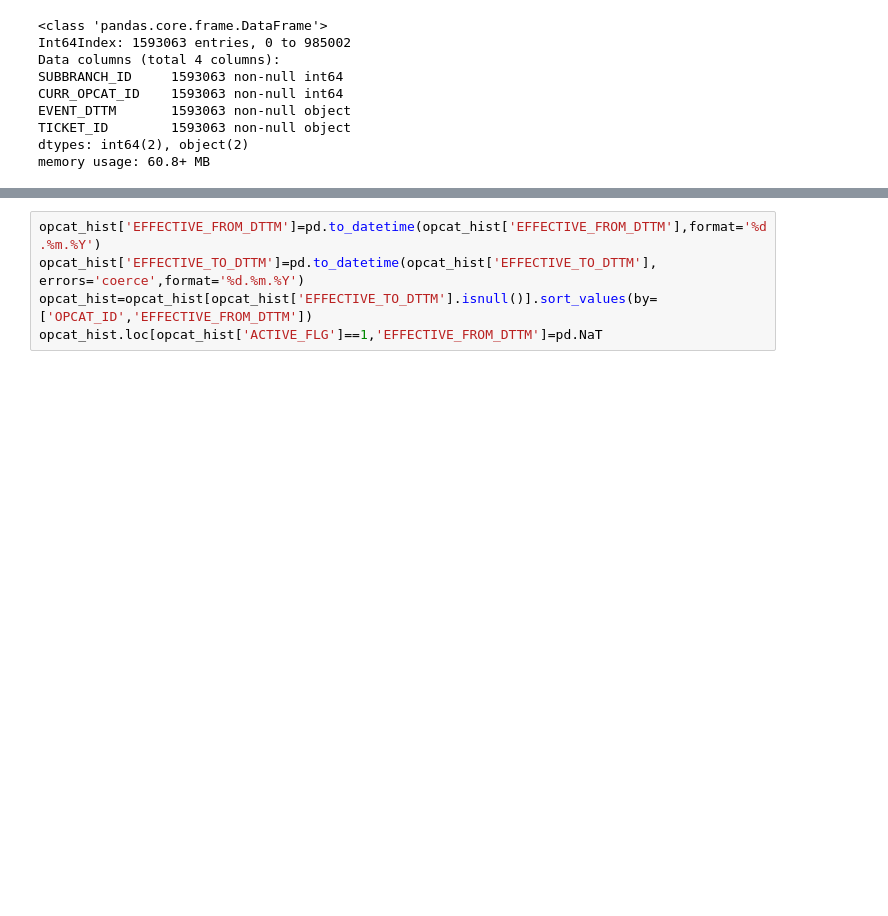
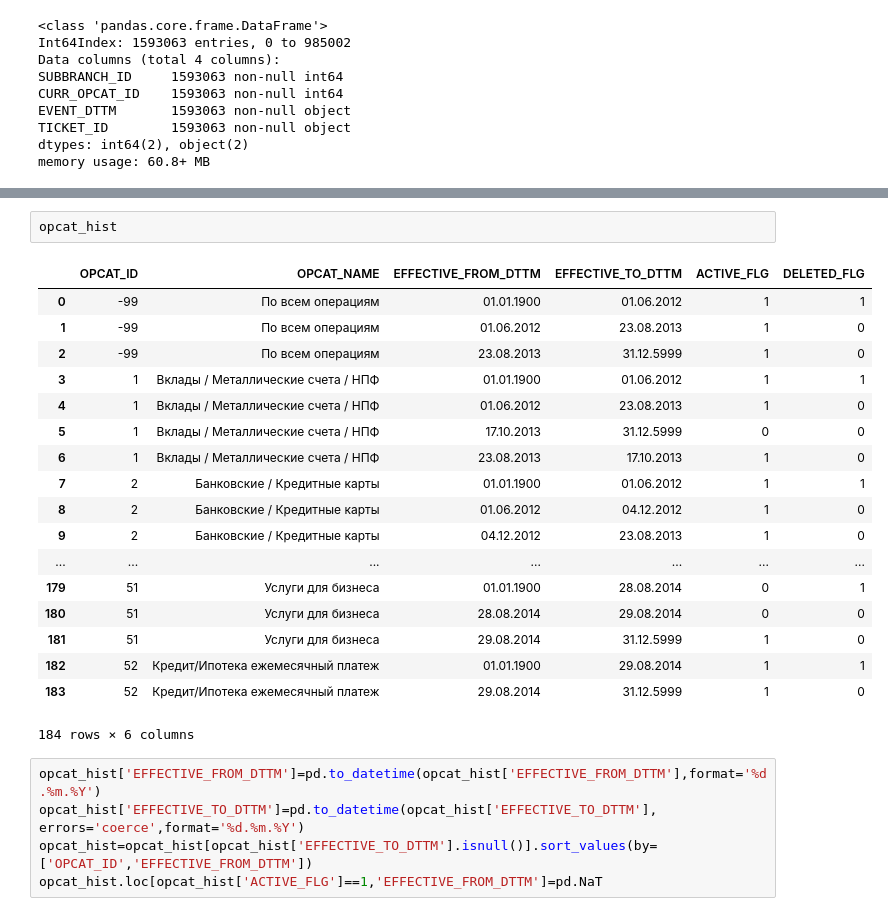
Before and after one commit to tomatiks/ML_Projects, a Jupyter notebook: Clients_flow.ipynb, the cells around one changed output, grey strips where cells are left out. Cells and saved outputs as stored; diff of their text form; blank space fills up the shorter version.

```diff
--- a/Clients_flow.ipynb
+++ b/Clients_flow.ipynb
@@ -78,3 +83,24 @@ memory usage: 60.8+ MB
+# %%
+opcat_hist
+# %% [output]
+|  | OPCAT_ID | OPCAT_NAME | EFFECTIVE_FROM_DTTM | EFFECTIVE_TO_DTTM | ACTIVE_FLG | DELETED_FLG |
+| 0 | -99 | По всем операциям | 01.01.1900 | 01.06.2012 | 1 | 1 |
+| 1 | -99 | По всем операциям | 01.06.2012 | 23.08.2013 | 1 | 0 |
+| 2 | -99 | По всем операциям | 23.08.2013 | 31.12.5999 | 1 | 0 |
+| 3 | 1 | Вклады / Металлические счета / НПФ | 01.01.1900 | 01.06.2012 | 1 | 1 |
+| 4 | 1 | Вклады / Металлические счета / НПФ | 01.06.2012 | 23.08.2013 | 1 | 0 |
+| 5 | 1 | Вклады / Металлические счета / НПФ | 17.10.2013 | 31.12.5999 | 0 | 0 |
+| 6 | 1 | Вклады / Металлические счета / НПФ | 23.08.2013 | 17.10.2013 | 1 | 0 |
+| 7 | 2 | Банковские / Кредитные карты | 01.01.1900 | 01.06.2012 | 1 | 1 |
+| 8 | 2 | Банковские / Кредитные карты | 01.06.2012 | 04.12.2012 | 1 | 0 |
+| 9 | 2 | Банковские / Кредитные карты | 04.12.2012 | 23.08.2013 | 1 | 0 |
+| ... | ... | ... | ... | ... | ... | ... |
+| 179 | 51 | Услуги для бизнеса | 01.01.1900 | 28.08.2014 | 0 | 1 |
+| 180 | 51 | Услуги для бизнеса | 28.08.2014 | 29.08.2014 | 0 | 0 |
+| 181 | 51 | Услуги для бизнеса | 29.08.2014 | 31.12.5999 | 1 | 0 |
+| 182 | 52 | Кредит/Ипотека ежемесячный платеж | 01.01.1900 | 29.08.2014 | 1 | 1 |
+| 183 | 52 | Кредит/Ипотека ежемесячный платеж | 29.08.2014 | 31.12.5999 | 1 | 0 |
+184 rows × 6 columns
 # %%
 opcat_hist['EFFECTIVE_FROM_DTTM']=pd.to_datetime(opcat_hist['EFFECTIVE_FROM_DTTM'],format='%d.%m.%Y')
 opcat_hist['EFFECTIVE_TO_DTTM']=pd.to_datetime(opcat_hist['EFFECTIVE_TO_DTTM'],  errors='coerce',format='%d.%m.%Y')
```
Also changed, not shown: parts of 5 cells of this notebook.
